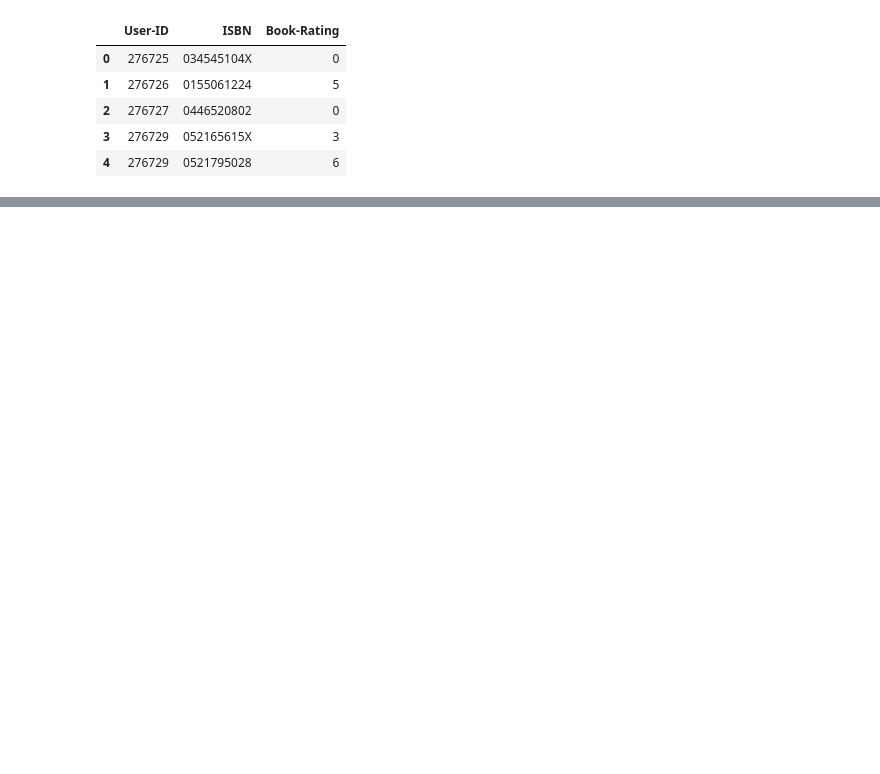
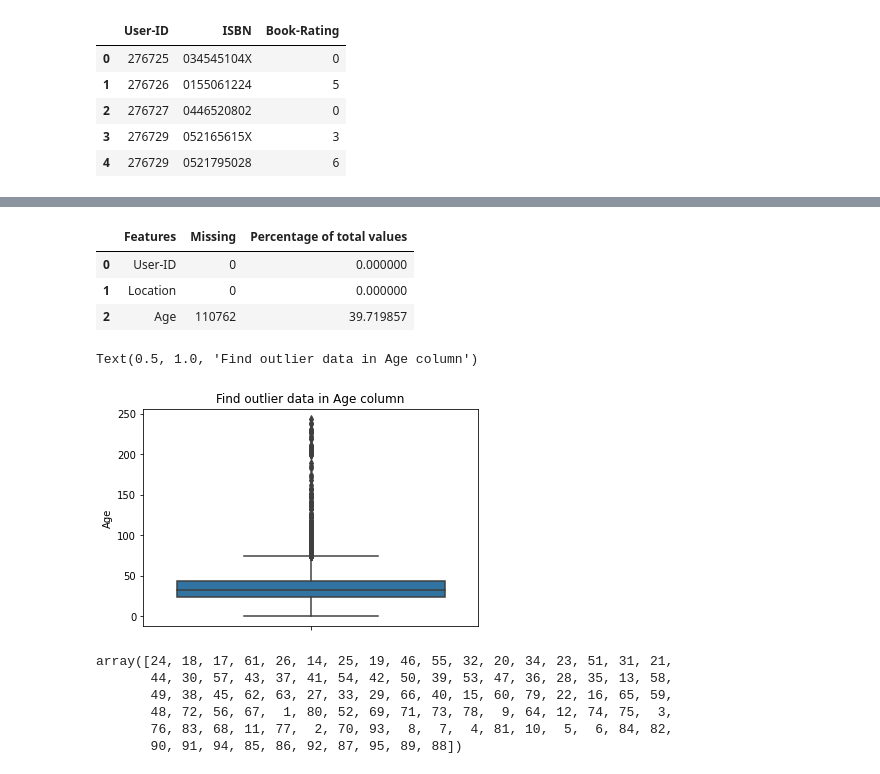
Before and after one commit to ansonsibi1/Book_Recommendation_System_Anson_Sibi, a Jupyter notebook: Book_Recommendation_System_Anson_Sibi.ipynb, the cells around one changed output, grey strips where cells are left out. Saved outputs shown, nothing was run; the diff lists cells and outputs as text; code cells hidden in the pictures; blank space fills up the shorter version.

```diff
--- a/Book_Recommendation_System_Anson_Sibi.ipynb
+++ b/Book_Recommendation_System_Anson_Sibi.ipynb
@@ -83,0 +263,28 @@ ratings.head()
+# %%
+missing_values(users)
+# %% [output]
+|  | Features | Missing | Percentage of total values |
+| 0 | User-ID | 0 | 0.000000 |
+| 1 | Location | 0 | 0.000000 |
+| 2 | Age | 110762 | 39.719857 |
+# %%
+sns.boxplot(y='Age', data=users)
+plt.title('Find outlier data in Age column')
+# %% [output]
+Text(0.5, 1.0, 'Find outlier data in Age column')
+[figure, added]
+# %%
+users['Age'].fillna(users['Age'].value_counts().idxmax(),inplace=True)
+for i in users['Age'][users['Age']>95]:
+        users['Age'].replace({i:users['Age'].value_counts().idxmax()},inplace=True)
+for i in users['Age'][users['Age']==0]:
+        users['Age'].replace({i:users['Age'].value_counts().idxmax()},inplace=True)
+users['Age'] = users['Age'].astype(int)
+users['Age'].unique()
+# %% [output]
+array([24, 18, 17, 61, 26, 14, 25, 19, 46, 55, 32, 20, 34, 23, 51, 31, 21,
+       44, 30, 57, 43, 37, 41, 54, 42, 50, 39, 53, 47, 36, 28, 35, 13, 58,
+       49, 38, 45, 62, 63, 27, 33, 29, 66, 40, 15, 60, 79, 22, 16, 65, 59,
+       48, 72, 56, 67,  1, 80, 52, 69, 71, 73, 78,  9, 64, 12, 74, 75,  3,
+       76, 83, 68, 11, 77,  2, 70, 93,  8,  7,  4, 81, 10,  5,  6, 84, 82,
+       90, 91, 94, 85, 86, 92, 87, 95, 89, 88])
```
Also changed, not shown: parts of 28 cells of this notebook.
